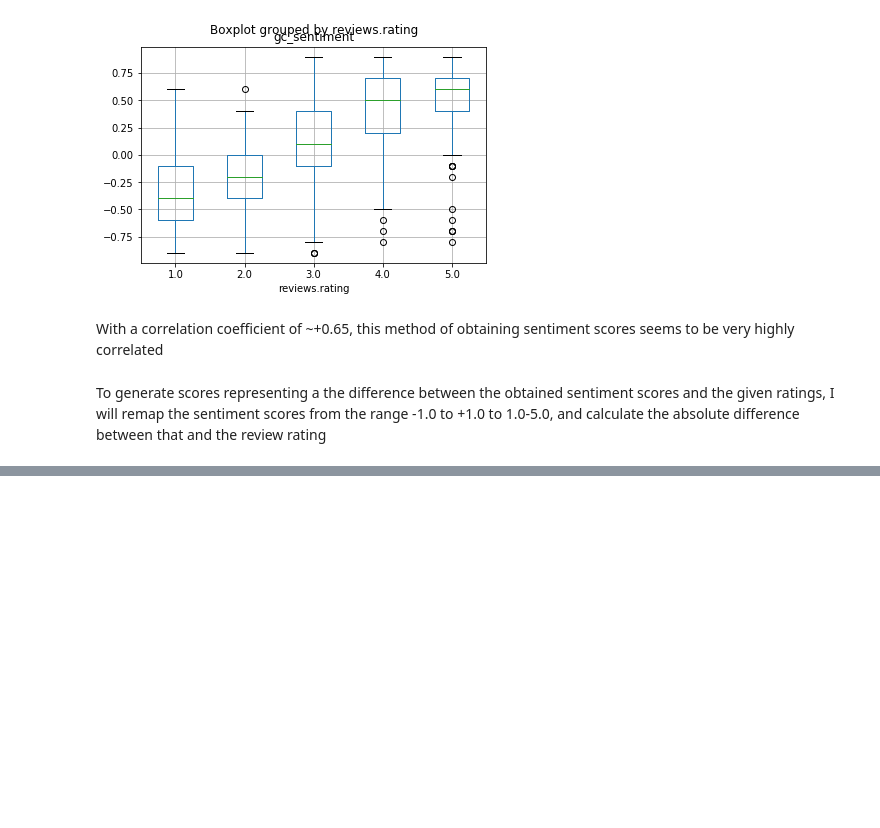
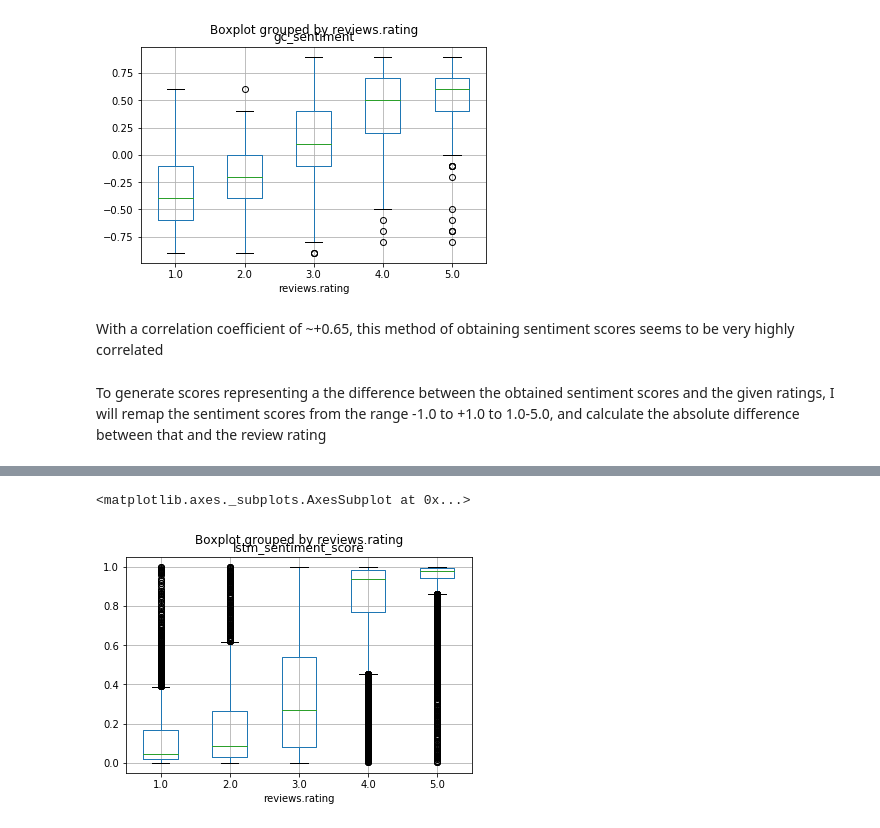
Before and after one commit to SJTButler/hotel-review-analysis, a Jupyter notebook: Hotel Review Analysis.ipynb, the cells around one changed output, grey strips where cells are left out. Cells and saved outputs as stored; diff of their text form; code cells hidden in the pictures; blank space fills up the shorter version.

```diff
--- a/Hotel Review Analysis.ipynb
+++ b/Hotel Review Analysis.ipynb
@@ -835,0 +1070,13 @@ print(get_sentiment_difference(-1,5))
+# %%
+X_train, X_test, y_train, y_test, ratings_train, ratings_test = train_test_split(X, Y, ratings,
+                                                                                 test_size=TEST_PROPORTION)
+
+print(len(X_train))
+print(len(X_test))
+
+print(y_train.loc[0,:])
+
+print(np.unique(y_train, return_counts=True))
+print(np.unique(y_test, return_counts=True))
+
+print(ratings_train)
@@ -835,0 +1092,13 @@ print(get_sentiment_difference(-1,5))
+# %%
+
+model = Sequential()
+
+model.add(Embedding(TK_INDEX_SIZE, EMBEDDING_OUTPUT_SIZE, input_length=X_train.shape[1]))
+model.add(LSTM(200, dropout=0.2))
+model.add(Dense(16, activation="relu"))
+model.add(Dropout(0.2))
+model.add(Dense(2,activation="softmax"))
+
+model.summary()
+
+model.compile("adam", loss="categorical_crossentropy", metrics=["accuracy"])
@@ -835,0 +1123,2 @@ print(get_sentiment_difference(-1,5))
+# %%
+model.fit(X_train, y_train, epochs=5, verbose=0, callbacks=[TQDMNotebookCallback()])
@@ -835,0 +1189,11 @@ print(get_sentiment_difference(-1,5))
+# %%
+def get_lstm_sentiment_score(preds):
+    negs = preds[:,0]
+    poses = preds[:,1]
+
+    return poses / (negs + poses)
+
+
+df["lstm_sentiment_score"] = get_lstm_sentiment_score(model.predict(X))
+
+print(df.head())
@@ -835,0 +1214,5 @@ print(get_sentiment_difference(-1,5))
+# %%
+df.boxplot(column="lstm_sentiment_score", by="reviews.rating")
+# %% [output]
+<matplotlib.axes._subplots.AxesSubplot at 0x...>
+[figure, added]
```
Also changed, not shown: parts of 26 cells of this notebook.
